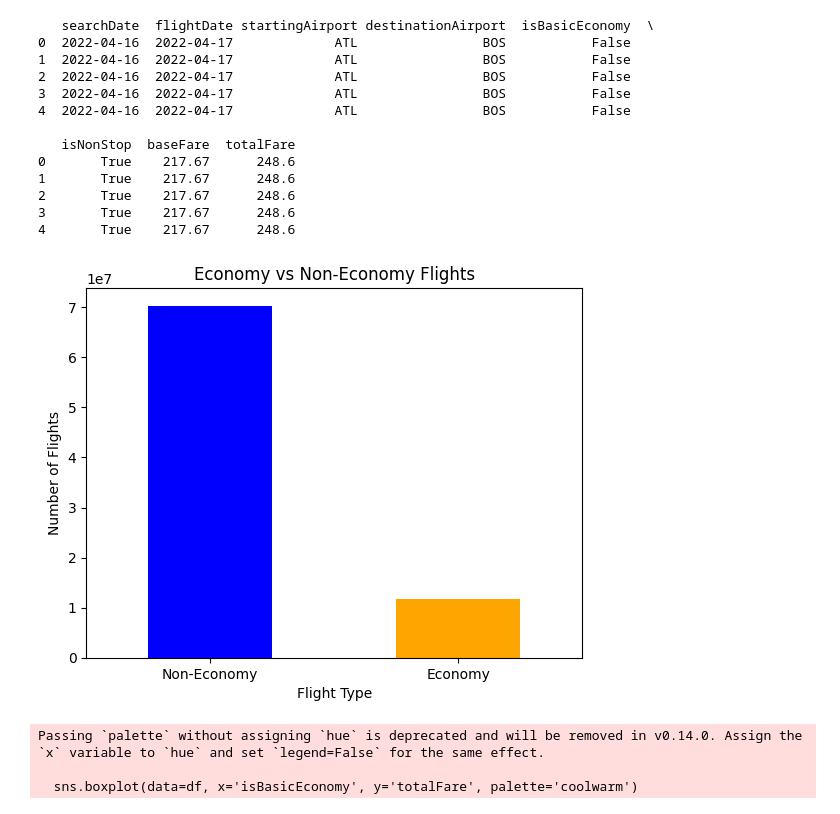
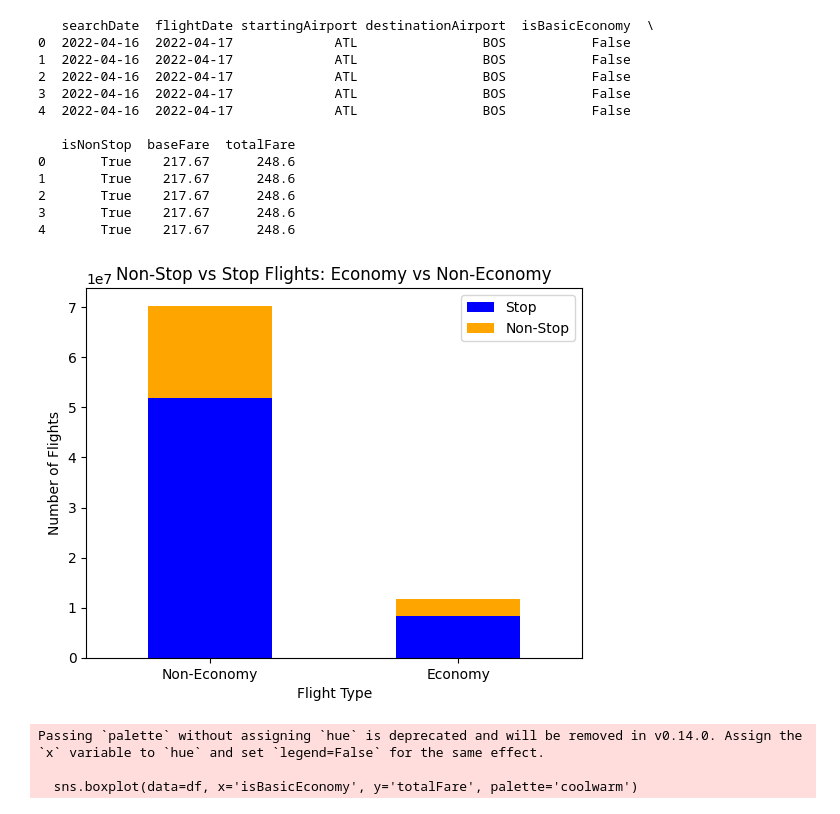
Before and after one commit to vsuptl/cs412_flight_prediction, a Jupyter notebook: data.ipynb, the cells around one changed output. Saved outputs shown, nothing was run; the diff lists cells and outputs as text; code cells hidden in the pictures.

Commit message:
finished with visualizations

```diff
--- a/data.ipynb
+++ b/data.ipynb
@@ -29,17 +29,17 @@ print(df.head())
 3       True    217.67      248.6
 4       True    217.67      248.6
 # %%
-economy_counts = df['isBasicEconomy'].value_counts()
+non_stop_counts = df.groupby(['isBasicEconomy', 'isNonStop']).size().unstack()
 
-# Visualization using a bar chart
-economy_counts.plot(kind='bar', color=['blue', 'orange'])
-plt.title('Economy vs Non-Economy Flights')
+non_stop_counts.plot(kind='bar', stacked=True, color=['blue', 'orange'])
+plt.title('Non-Stop vs Stop Flights: Economy vs Non-Economy')
 plt.xticks(ticks=[0, 1], labels=['Non-Economy', 'Economy'], rotation=0)
 plt.xlabel('Flight Type')
 plt.ylabel('Number of Flights')
+plt.legend(['Stop', 'Non-Stop'])
 plt.show()
 # %% [output]
-[figure, old version]
+[figure, new version]
 # %%
 sns.boxplot(data=df, x='isBasicEconomy', y='totalFare', palette='coolwarm')
 plt.xticks(ticks=[0, 1], labels=['Non-Economy', 'Economy'])
```
Also changed, not shown: parts of 1 cell of this notebook.
